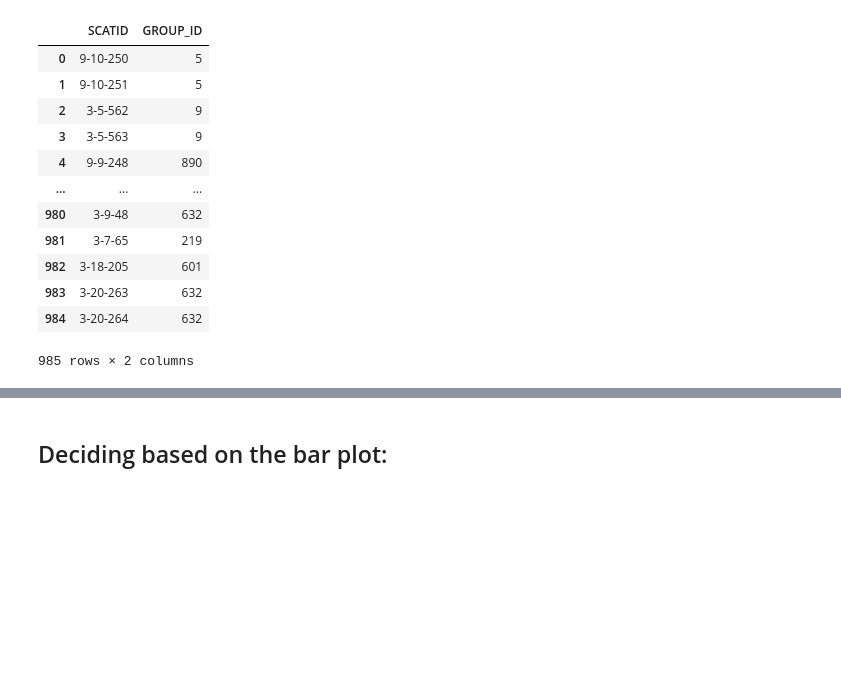
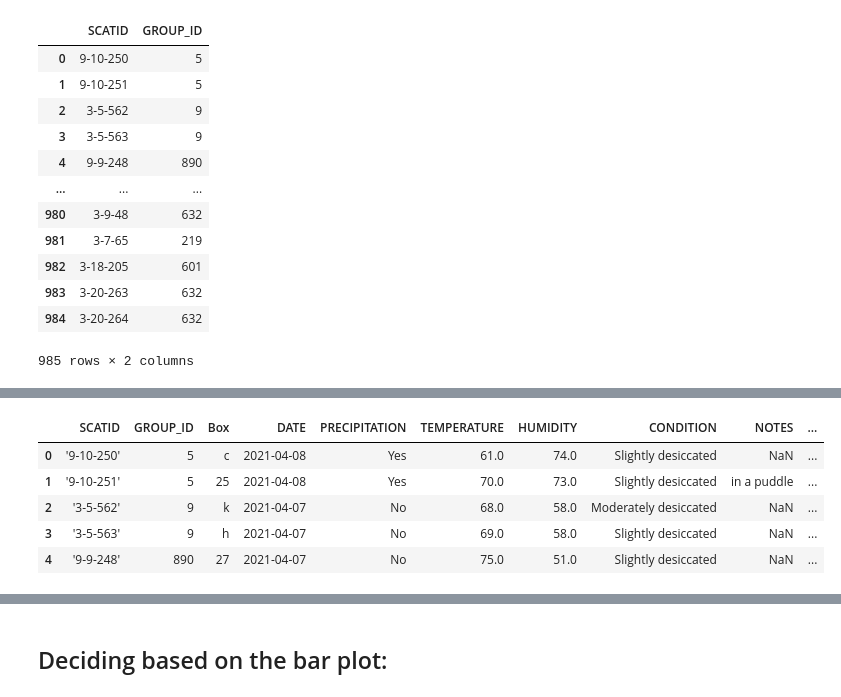
Before and after one commit to poudelmohit/carnivore_scat_samples_extraction, a Jupyter notebook: listing_samples_to_extract.ipynb, the cells around one changed output, grey strips where cells are left out. Saved outputs shown, nothing was run; the diff lists cells and outputs as text; code cells hidden in the pictures; blank space fills up the shorter version.

```diff
--- a/listing_samples_to_extract.ipynb
+++ b/listing_samples_to_extract.ipynb
@@ -396,2 +454,11 @@ merged_indiana_samples[merged_indiana_samples['SCATID'].isin(["'9-8-52'"])]
+# %%
+merged_indiana_samples.head()
+# %% [output]
+|  | SCATID | GROUP_ID | Box | DATE | PRECIPITATION | TEMPERATURE | HUMIDITY | CONDITION | NOTES | ... |
+| 0 | '9-10-250' | 5 | c | 2021-04-08 | Yes | 61.0 | 74.0 | Slightly desiccated | NaN | ... |
+| 1 | '9-10-251' | 5 | 25 | 2021-04-08 | Yes | 70.0 | 73.0 | Slightly desiccated | in a puddle | ... |
+| 2 | '3-5-562' | 9 | k | 2021-04-07 | No | 68.0 | 58.0 | Moderately desiccated | NaN | ... |
+| 3 | '3-5-563' | 9 | h | 2021-04-07 | No | 69.0 | 58.0 | Slightly desiccated | NaN | ... |
+| 4 | '9-9-248' | 890 | 27 | 2021-04-07 | No | 75.0 | 51.0 | Slightly desiccated | NaN | ... |
 # %%
 # Group by COUNTY and season and count occurrences
```
Also changed, not shown: parts of 26 cells of this notebook.
